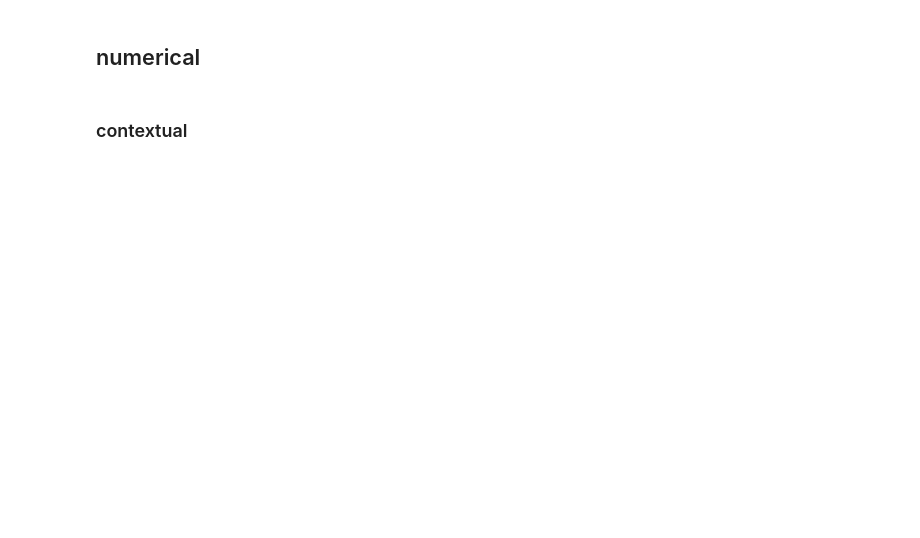
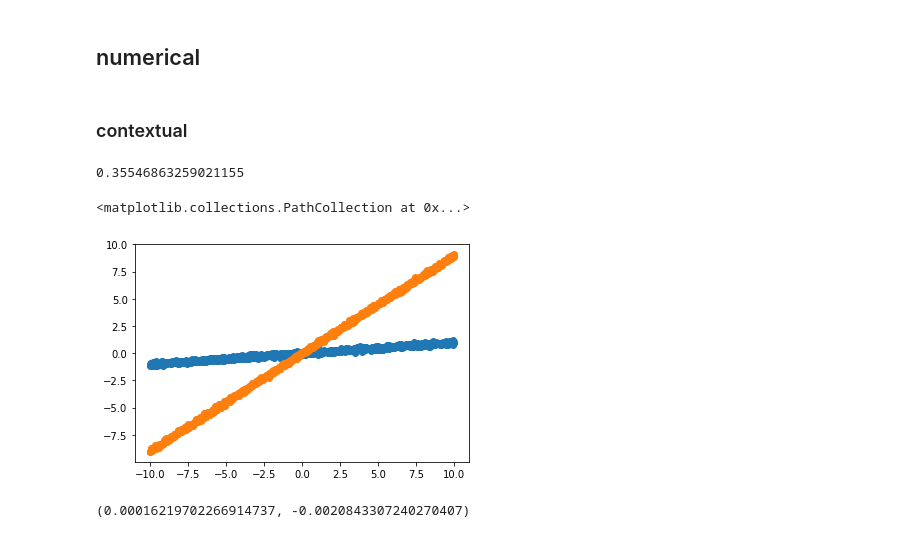
Before and after one commit to wooohoooo/thompson_sampling, a Jupyter notebook: 01_multi_armed_bandits.ipynb, the cells around one changed output. Drawn from its saved outputs; the diff is of its cells as text; code cells hidden in the pictures; blank space fills up the shorter version.

```diff
--- a/01_multi_armed_bandits.ipynb
+++ b/01_multi_armed_bandits.ipynb
@@ -49,8 +51,11 @@ assert non_contextual_categorical_bandit(1,theta) in [True, False]
 # %%
 #export
 def contextual_categorical_bandit(context:np.array, choice:int, theta:np.array, noise:float):
+    y = 0
 
-    y = theta[choice] * context
+    for dim in np.atleast_1d(context):
+        y+= theta[choice] * dim
+
     p = 1/(1+np.exp(-y))
 
     return np.random.choice([0,1],p=[1-p,p]), max(theta) - p, p
@@ -103,13 +119,20 @@ def contextual_numerical_bandit(context:np.array, choice:int, theta:np.array, no
 
     return y
 # %%
-contextual_numerical_customer_reaction(np.array([1]),1,theta,noise)
+contextual_numerical_bandit(np.array([1]),1,theta,noise)
+# %% [output]
+0.35546863259021155
 # %%
 X = np.linspace(-10,10, num_data)
-y0 = [contextual_numerical_customer_reaction(x,0,theta,0.1) for x in X]
-y1 = [contextual_numerical_customer_reaction(x,1,theta,0.1) for x in X]
+y0 = [contextual_numerical_bandit(x,0,theta,0.1) for x in X]
+y1 = [contextual_numerical_bandit(x,1,theta,0.1) for x in X]
 
 plt.scatter(X,y1)
 plt.scatter(X,y0)
+# %% [output]
+<matplotlib.collections.PathCollection at 0x...>
+[figure, added]
 # %%
 np.mean(y1), np.mean(y0)
+# %% [output]
+(0.00016219702266914737, -0.0020843307240270407)
```
Also changed, not shown: parts of 8 cells of this notebook, 11 other files.
